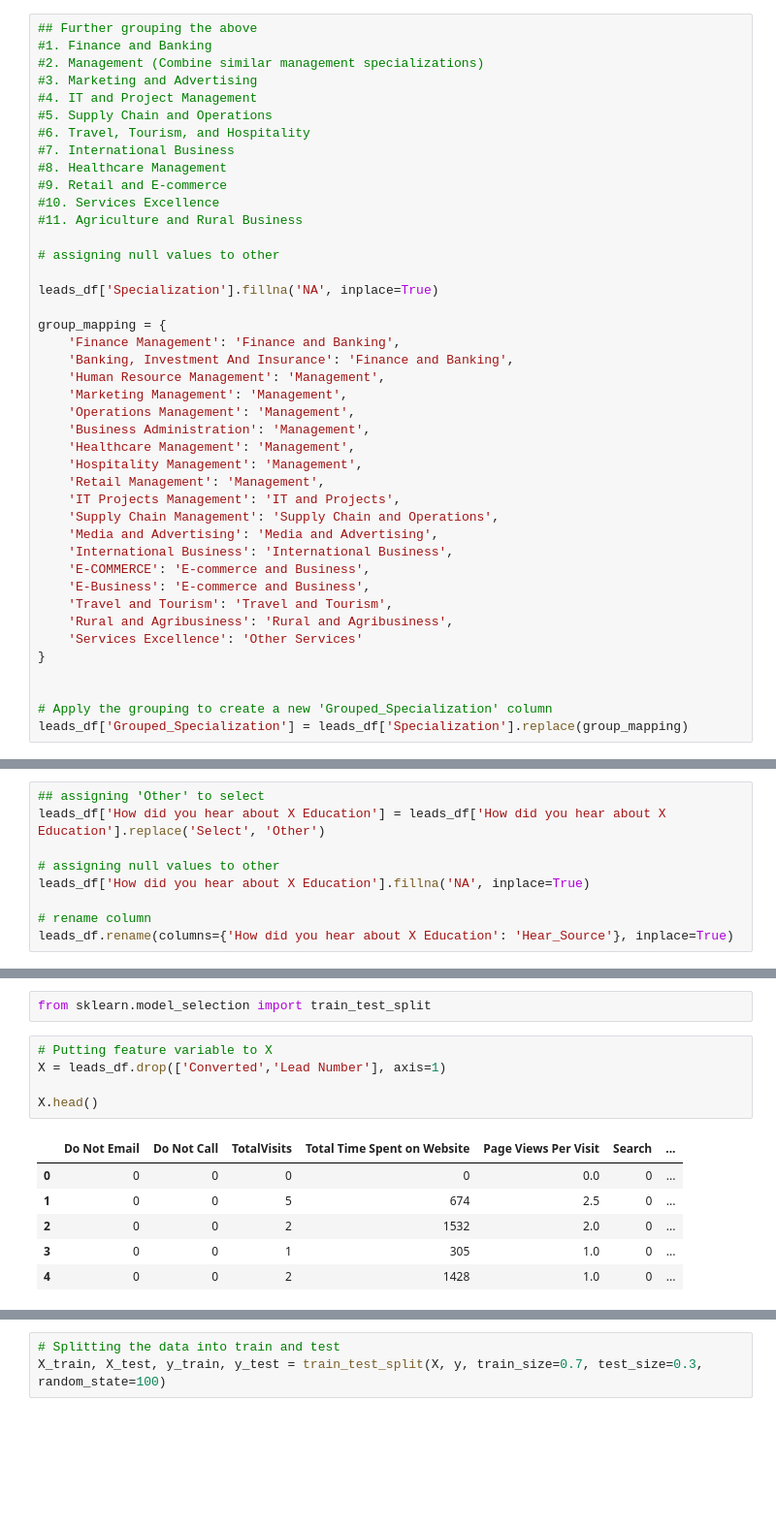
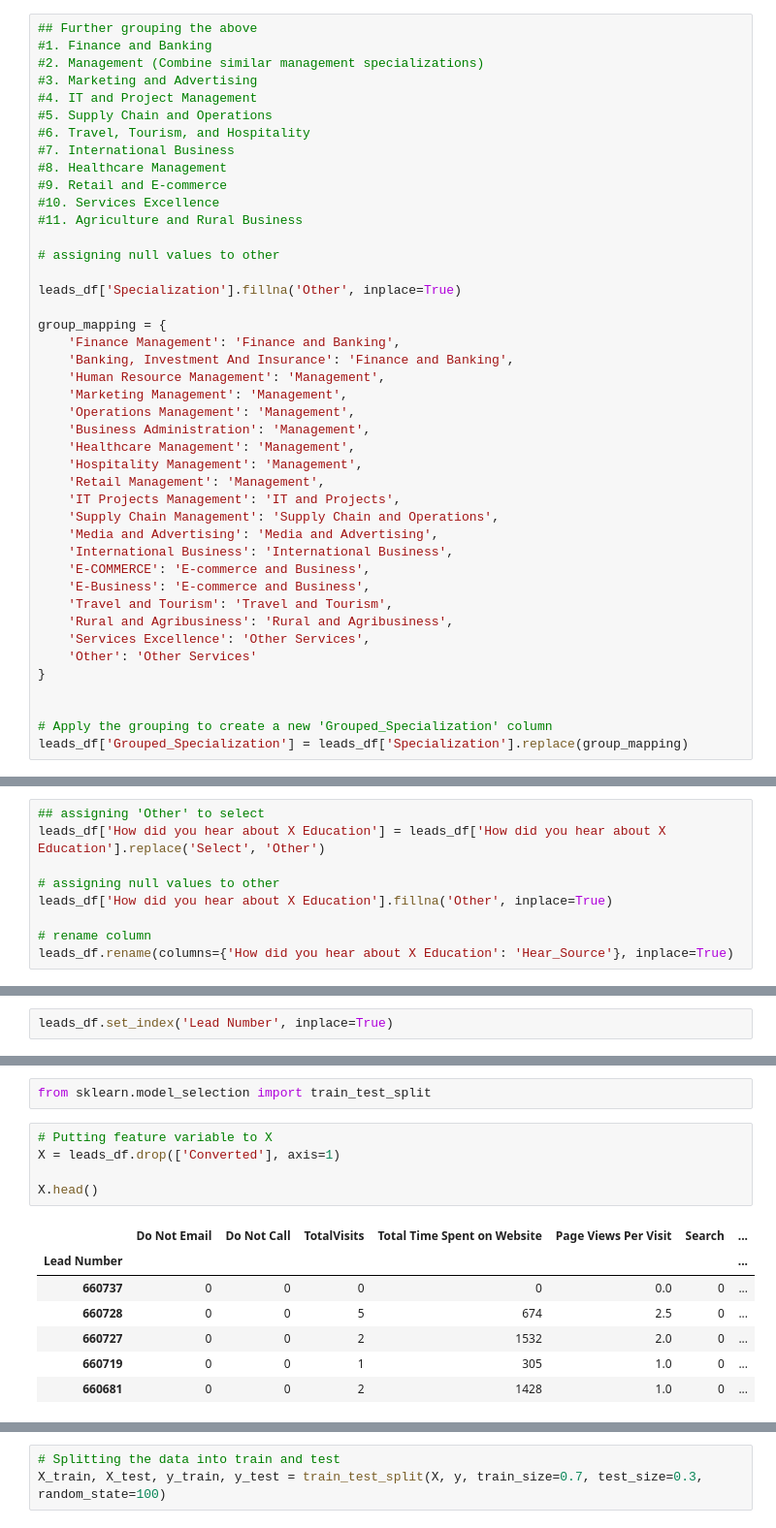
Before and after one commit to sghoshal008/Lead_Scoring_Case_Study, a Jupyter notebook: Lead_Score_assignment_reference.ipynb, the cells around one changed output, grey strips where cells are left out. Shown at 97% size. Cells and saved outputs as stored; diff of their text form; blank space fills up the shorter version.

```diff
--- a/Lead_Score_assignment_reference.ipynb
+++ b/Lead_Score_assignment_reference.ipynb
@@ -151,7 +151,7 @@ leads_df['Specialization'] = leads_df['Specialization'].replace('Select', 'Other
 
 # assigning null values to other
 
-leads_df['Specialization'].fillna('NA', inplace=True)
+leads_df['Specialization'].fillna('Other', inplace=True)
 
 group_mapping = {
     'Finance Management': 'Finance and Banking',
@@ -171,7 +171,8 @@ group_mapping = {
     'E-Business': 'E-commerce and Business',
     'Travel and Tourism': 'Travel and Tourism',
     'Rural and Agribusiness': 'Rural and Agribusiness',
-    'Services Excellence': 'Other Services'
+    'Services Excellence': 'Other Services',
+    'Other': 'Other Services'
 }
 
 
@@ -198,7 +197,7 @@ Name: Grouped_Specialization, dtype: int64
 leads_df['How did you hear about X Education'] = leads_df['How did you hear about X Education'].replace('Select', 'Other')
 
 # assigning null values to other
-leads_df['How did you hear about X Education'].fillna('NA', inplace=True)
+leads_df['How did you hear about X Education'].fillna('Other', inplace=True)
 
 # rename column
 leads_df.rename(columns={'How did you hear about X Education': 'Hear_Source'}, inplace=True)
@@ -737,19 +753,22 @@ Grouped_Last_Activity_Website Interaction             0.0
 dtype: float64
 # %%
 # All null values handled
+# %%
+leads_df.set_index('Lead Number', inplace=True)
 # %% [markdown]
 ### Step 4: Test-Train Split
 # %%
 from sklearn.model_selection import train_test_split
 # %%
 # Putting feature variable to X
-X = leads_df.drop(['Converted','Lead Number'], axis=1)
+X = leads_df.drop(['Converted'], axis=1)
 
 X.head()
 # %% [output]
 |  | Do Not Email | Do Not Call | TotalVisits | Total Time Spent on Website | Page Views Per Visit | Search | ... |
-| 0 | 0 | 0 | 0 | 0 | 0.0 | 0 | ... |
-| 1 | 0 | 0 | 5 | 674 | 2.5 | 0 | ... |
-| 2 | 0 | 0 | 2 | 1532 | 2.0 | 0 | ... |
-| 3 | 0 | 0 | 1 | 305 | 1.0 | 0 | ... |
-| 4 | 0 | 0 | 2 | 1428 | 1.0 | 0 | ... |
+| Lead Number |  |  |  |  |  |  | ... |
+| 660737 | 0 | 0 | 0 | 0 | 0.0 | 0 | ... |
+| 660728 | 0 | 0 | 5 | 674 | 2.5 | 0 | ... |
+| 660727 | 0 | 0 | 2 | 1532 | 2.0 | 0 | ... |
+| 660719 | 0 | 0 | 1 | 305 | 1.0 | 0 | ... |
+| 660681 | 0 | 0 | 2 | 1428 | 1.0 | 0 | ... |
```
Also changed, not shown: parts of 140 cells of this notebook.
